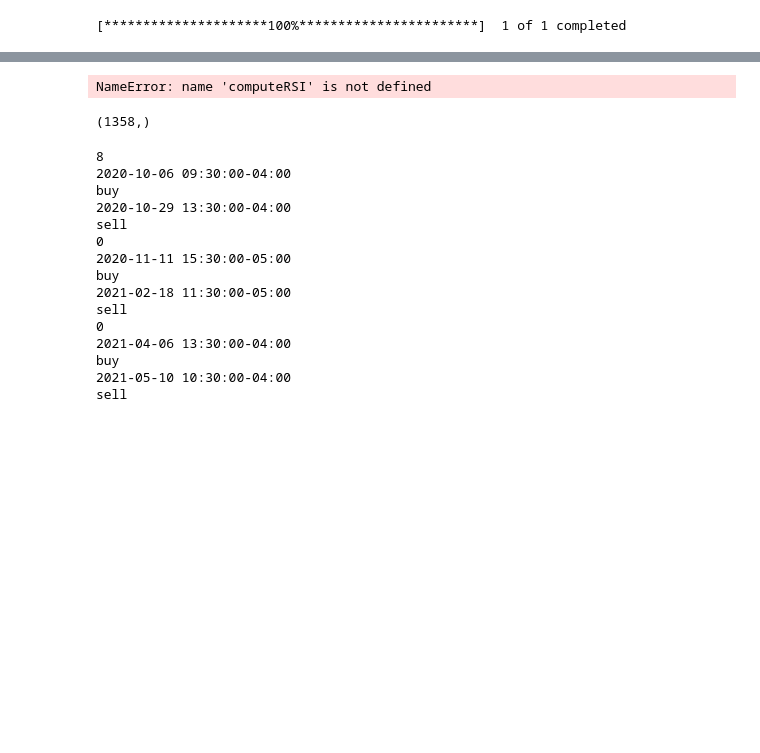
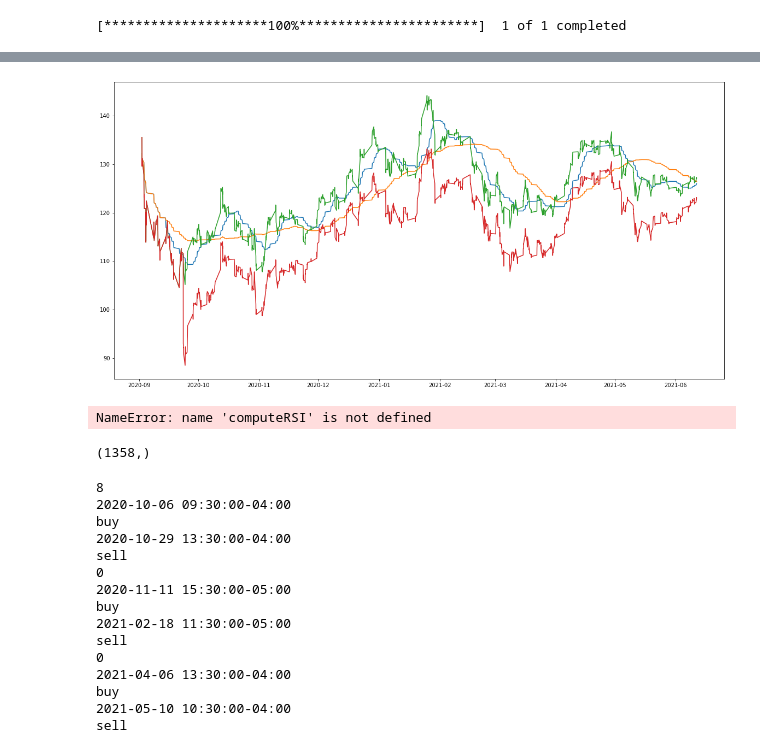
Before and after one commit to ryankemmer/StockMarketFun, a Jupyter notebook: GoldenCross.ipynb, the cells around one changed output, grey strips where cells are left out. Drawn from its saved outputs; the diff is of its cells as text; code cells hidden in the pictures; blank space fills up the shorter version.

```diff
--- a/GoldenCross.ipynb
+++ b/GoldenCross.ipynb
@@ -26,3 +39,12 @@ plt.show()
+# %%
+figure(figsize=(20,10))
+plt.plot(data.index, MA_50)
+plt.plot(data.index, MA_200)
+plt.plot(data.index, data.Open)
+plt.plot(data.index, data.stoploss)
+plt.show()
+# %% [output]
+[figure, added]
 # %%
 def computeRSI (data, time_window):
     diff = data.diff(1).dropna()        # diff in one field(one day)
```
Also changed, not shown: parts of 3 cells of this notebook, 2 other files.
